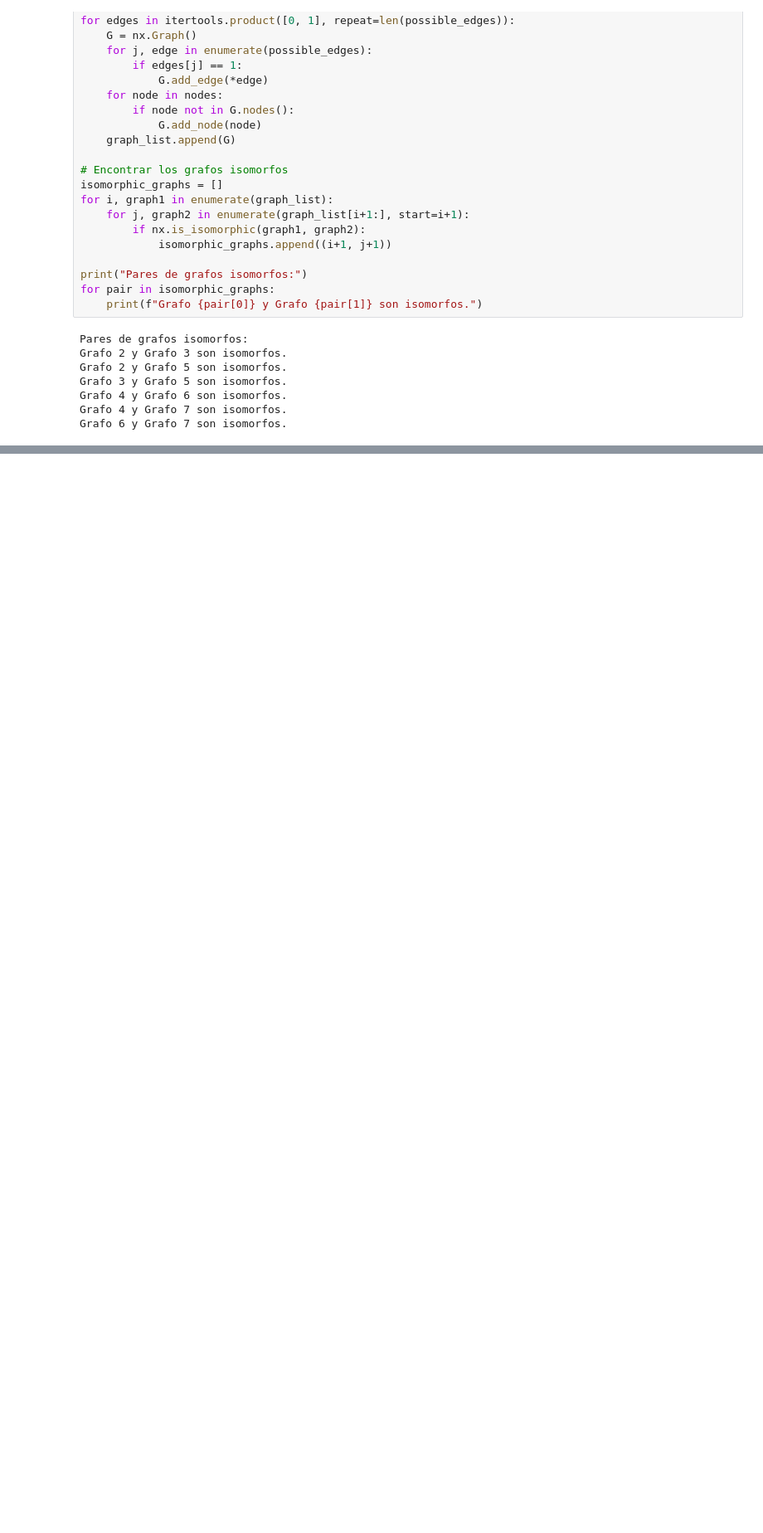
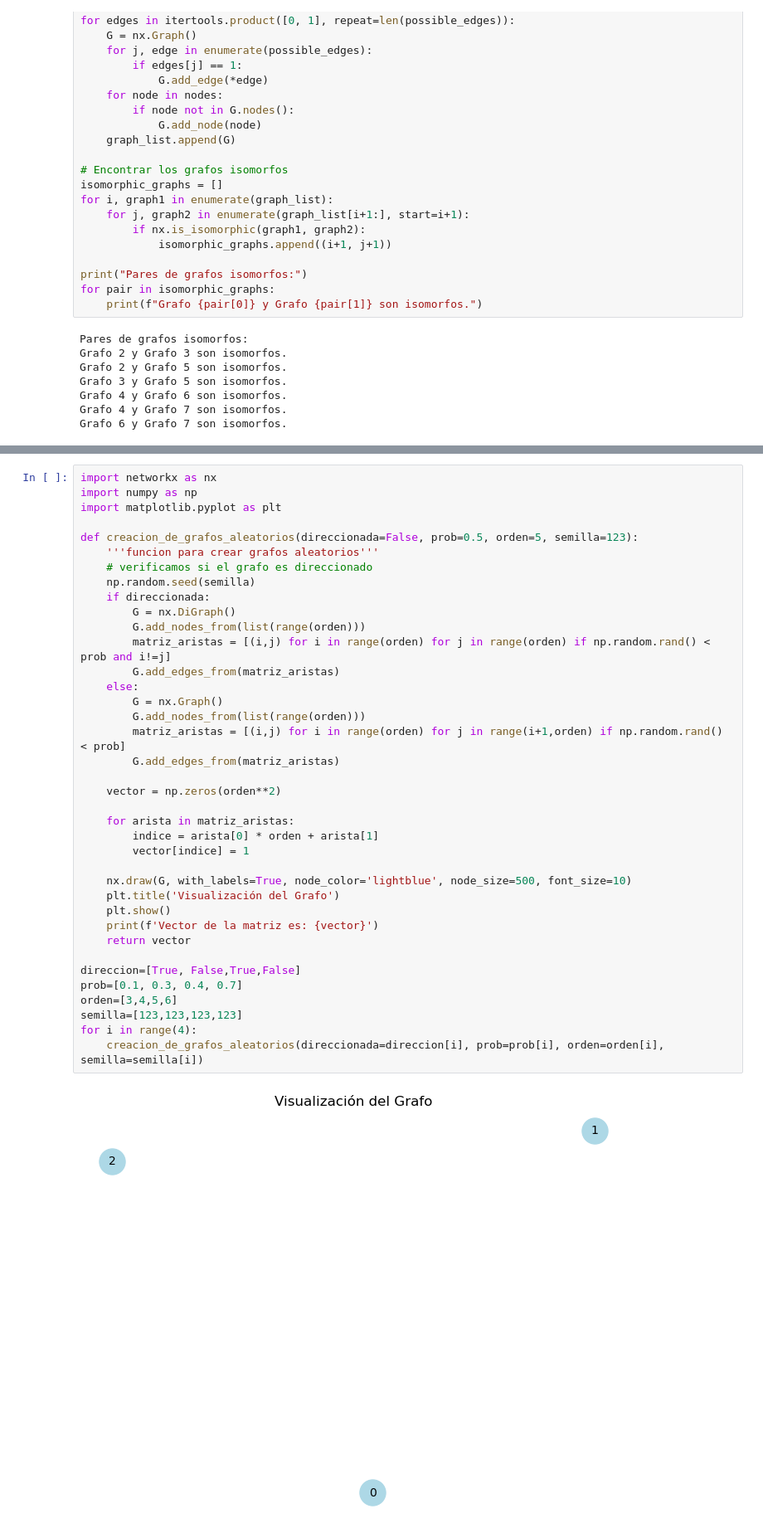
Before and after one commit to briveros23/Redes_sociales, a Jupyter notebook: notebook/Taller 1.ipynb, the cells around one changed output, grey strips where cells are left out. Shown: that part at 83% size. Drawn from its saved outputs; the diff is of its cells as text; blank space fills up the shorter version.

```diff
--- a/notebook/Taller 1.ipynb
+++ b/notebook/Taller 1.ipynb
@@ -576,0 +542,40 @@ AttributeError: 'Source' object has no attribute 'asttext'
+# %%
+import networkx as nx
+import numpy as np
+import matplotlib.pyplot as plt
+
+def creacion_de_grafos_aleatorios(direccionada=False, prob=0.5, orden=5, semilla=123):
+    '''funcion para crear grafos aleatorios'''
+    # verificamos si el grafo es direccionado
+    np.random.seed(semilla)
+    if direccionada:
+        G = nx.DiGraph()
+        G.add_nodes_from(list(range(orden)))
+        matriz_aristas = [(i,j) for i in range(orden) for j in range(orden) if np.random.rand() < prob and i!=j]
+        G.add_edges_from(matriz_aristas)
+    else:
+        G = nx.Graph()
+        G.add_nodes_from(list(range(orden)))
+        matriz_aristas = [(i,j) for i in range(orden) for j in range(i+1,orden) if np.random.rand() < prob]
+        G.add_edges_from(matriz_aristas)
+
+    vector = np.zeros(orden**2)
+
+    for arista in matriz_aristas:
+        indice = arista[0] * orden + arista[1]
+        vector[indice] = 1
+
+    nx.draw(G, with_labels=True, node_color='lightblue', node_size=500, font_size=10)
+    plt.title('Visualización del Grafo')
+    plt.show()
+    print(f'Vector de la matriz es: {vector}')
+    return vector
+
+direccion=[True, False,True,False]
+prob=[0.1, 0.3, 0.4, 0.7]
+orden=[3,4,5,6]
+semilla=[123,123,123,123]
+for i in range(4):
+    creacion_de_grafos_aleatorios(direccionada=direccion[i], prob=prob[i], orden=orden[i], semilla=semilla[i])
+# %% [output]
+[figure, added]
```
Also changed, not shown: parts of 26 cells of this notebook, 1 other file.
